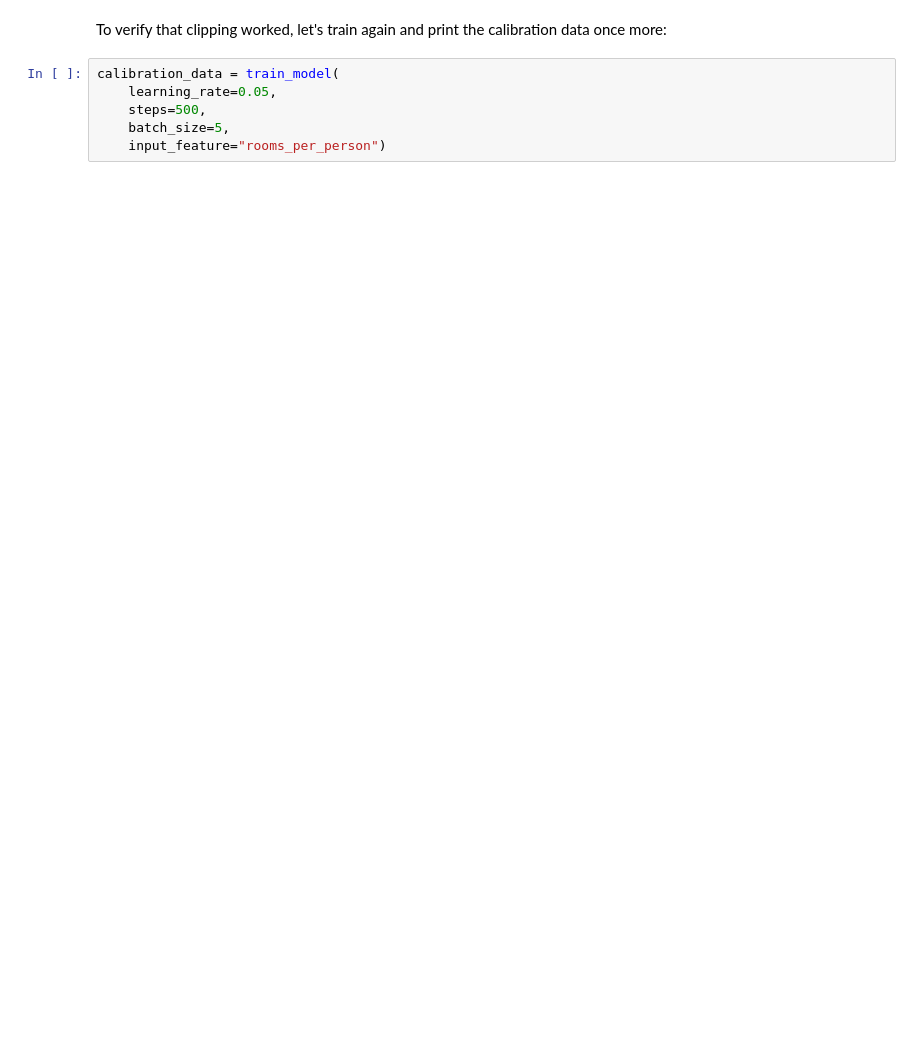
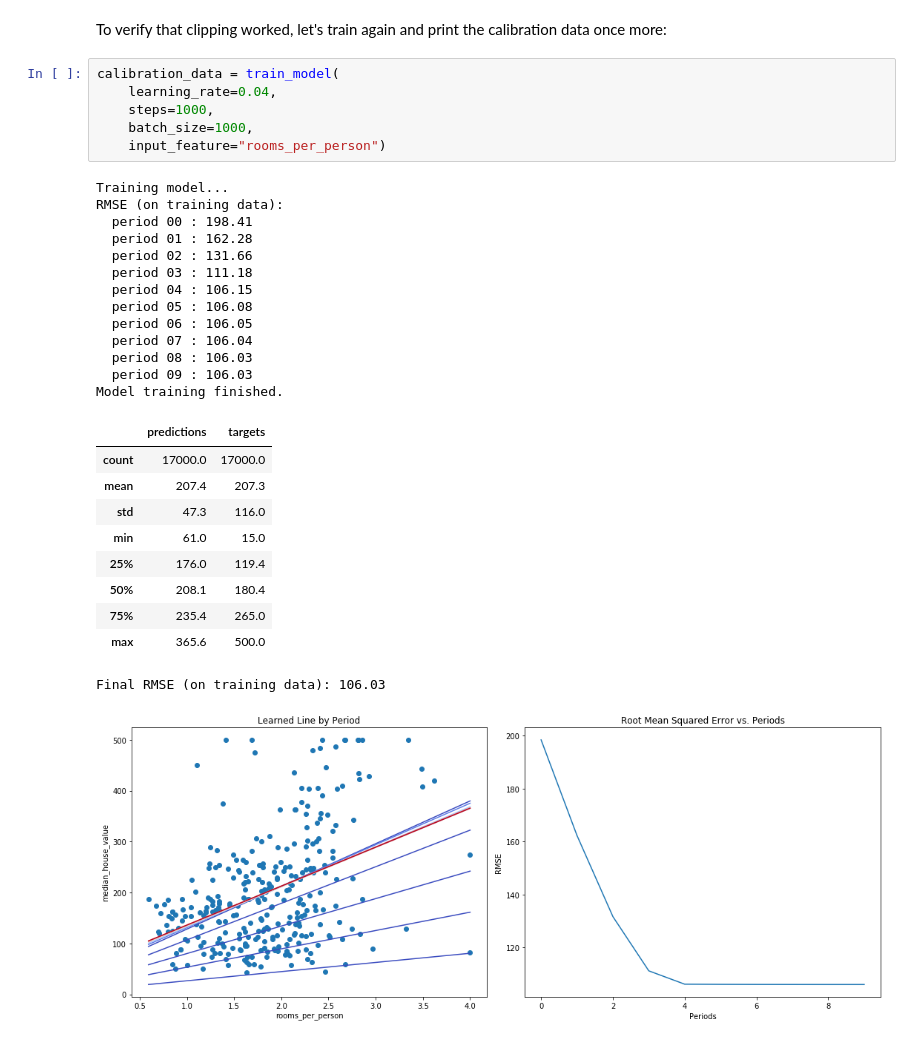
Before and after one commit to GlitchBox/ML-crash-course, a Jupyter notebook: synthetic_features_and_outliers.ipynb, the cells around one changed output. Drawn from its saved outputs; the diff is of its cells as text; blank space fills up the shorter version.

```diff
--- a/synthetic_features_and_outliers.ipynb
+++ b/synthetic_features_and_outliers.ipynb
@@ -429,10 +328,35 @@ _ = california_housing_dataframe["rooms_per_person"].hist()
 To verify that clipping worked, let's train again and print the calibration data once more:
 # %%
 calibration_data = train_model(
-    learning_rate=0.05,
-    steps=500,
-    batch_size=5,
+    learning_rate=0.04,
+    steps=1000,
+    batch_size=1000,
     input_feature="rooms_per_person")
+# %% [output]
+Training model...
+RMSE (on training data):
+  period 00 : 198.41
+  period 01 : 162.28
+  period 02 : 131.66
+  period 03 : 111.18
+  period 04 : 106.15
+  period 05 : 106.08
+  period 06 : 106.05
+  period 07 : 106.04
+  period 08 : 106.03
+  period 09 : 106.03
+Model training finished.
+|  | predictions | targets |
+| count | 17000.0 | 17000.0 |
+| mean | 207.4 | 207.3 |
+| std | 47.3 | 116.0 |
+| min | 61.0 | 15.0 |
+| 25% | 176.0 | 119.4 |
+| 50% | 208.1 | 180.4 |
+| 75% | 235.4 | 265.0 |
+| max | 365.6 | 500.0 |
+Final RMSE (on training data): 106.03
+[figure, added]
 # %%
 _ = plt.scatter(calibration_data["predictions"], calibration_data["targets"])
 # %% [output]
```
Also changed, not shown: parts of 18 cells of this notebook.
